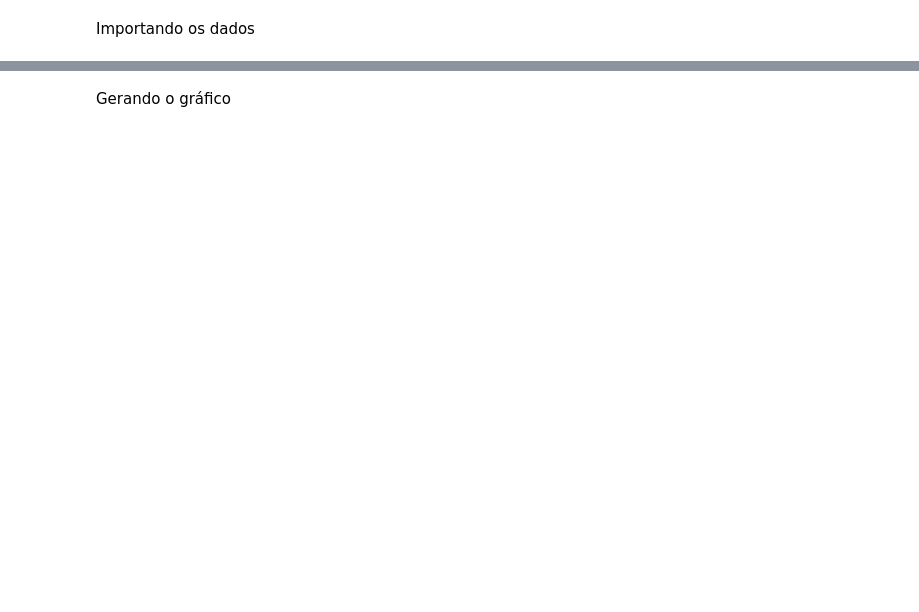
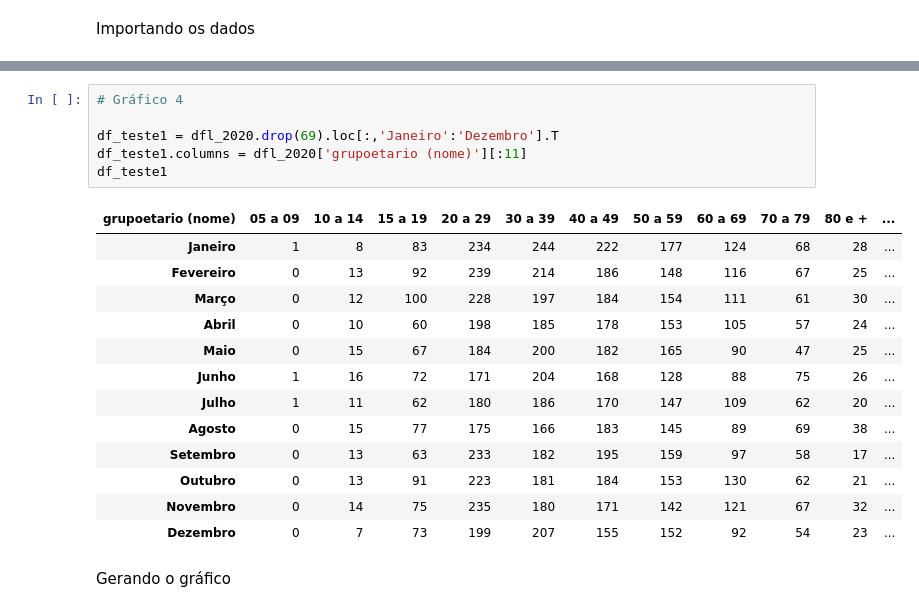
Before and after one commit to brunabellini/Projeto_FaleSobre, a Jupyter notebook: Caderno Jupyter- Grupo 6.ipynb, the cells around one changed output, grey strips where cells are left out. Saved outputs shown, nothing was run; the diff lists cells and outputs as text; blank space fills up the shorter version.

```diff
--- a/Caderno Jupyter- Grupo 6.ipynb
+++ b/Caderno Jupyter- Grupo 6.ipynb
@@ -688,3 +667,23 @@ dfl_2020
+# %%
+# Gráfico 4
+
+df_teste1 = dfl_2020.drop(69).loc[:,'Janeiro':'Dezembro'].T
+df_teste1.columns = dfl_2020['grupoetario (nome)'][:11]
+df_teste1
+# %% [output]
+| grupoetario (nome) | 05 a 09 | 10 a 14 | 15 a 19 | 20 a 29 | 30 a 39 | 40 a 49 | 50 a 59 | 60 a 69 | 70 a 79 | 80 e + | ... |
+| Janeiro | 1 | 8 | 83 | 234 | 244 | 222 | 177 | 124 | 68 | 28 | ... |
+| Fevereiro | 0 | 13 | 92 | 239 | 214 | 186 | 148 | 116 | 67 | 25 | ... |
+| Março | 0 | 12 | 100 | 228 | 197 | 184 | 154 | 111 | 61 | 30 | ... |
+| Abril | 0 | 10 | 60 | 198 | 185 | 178 | 153 | 105 | 57 | 24 | ... |
+| Maio | 0 | 15 | 67 | 184 | 200 | 182 | 165 | 90 | 47 | 25 | ... |
+| Junho | 1 | 16 | 72 | 171 | 204 | 168 | 128 | 88 | 75 | 26 | ... |
+| Julho | 1 | 11 | 62 | 180 | 186 | 170 | 147 | 109 | 62 | 20 | ... |
+| Agosto | 0 | 15 | 77 | 175 | 166 | 183 | 145 | 89 | 69 | 38 | ... |
+| Setembro | 0 | 13 | 63 | 233 | 182 | 195 | 159 | 97 | 58 | 17 | ... |
+| Outubro | 0 | 13 | 91 | 223 | 181 | 184 | 153 | 130 | 62 | 21 | ... |
+| Novembro | 0 | 14 | 75 | 235 | 180 | 171 | 142 | 121 | 67 | 32 | ... |
+| Dezembro | 0 | 7 | 73 | 199 | 207 | 155 | 152 | 92 | 54 | 23 | ... |
 # %% [markdown]
 Gerando o gráfico
 # %%
```
Also changed, not shown: parts of 21 cells of this notebook, 1 other file.
